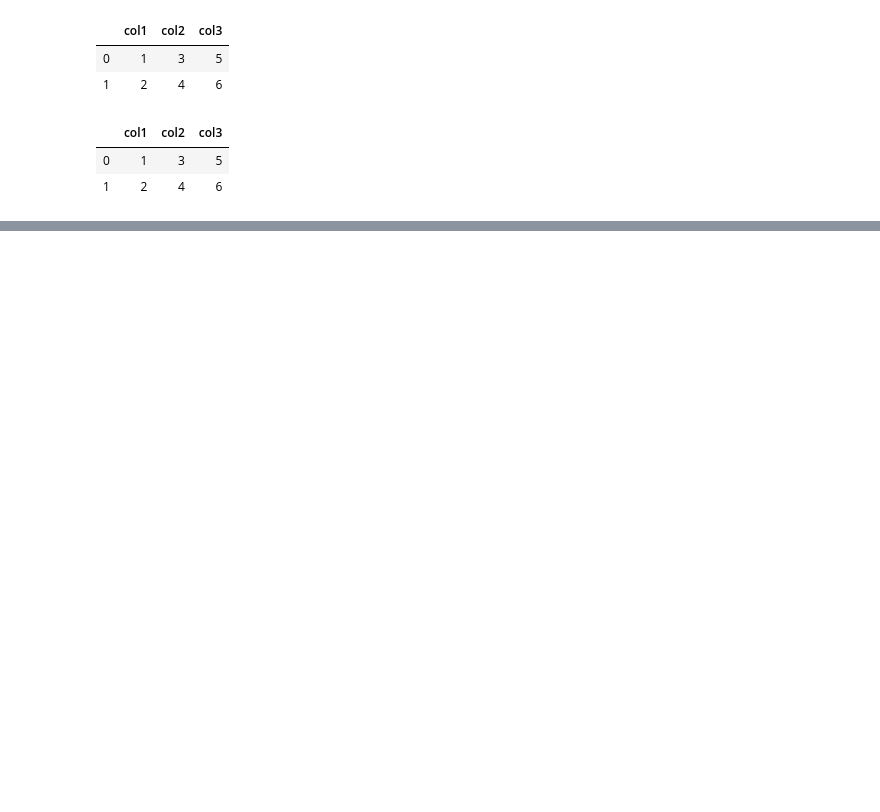
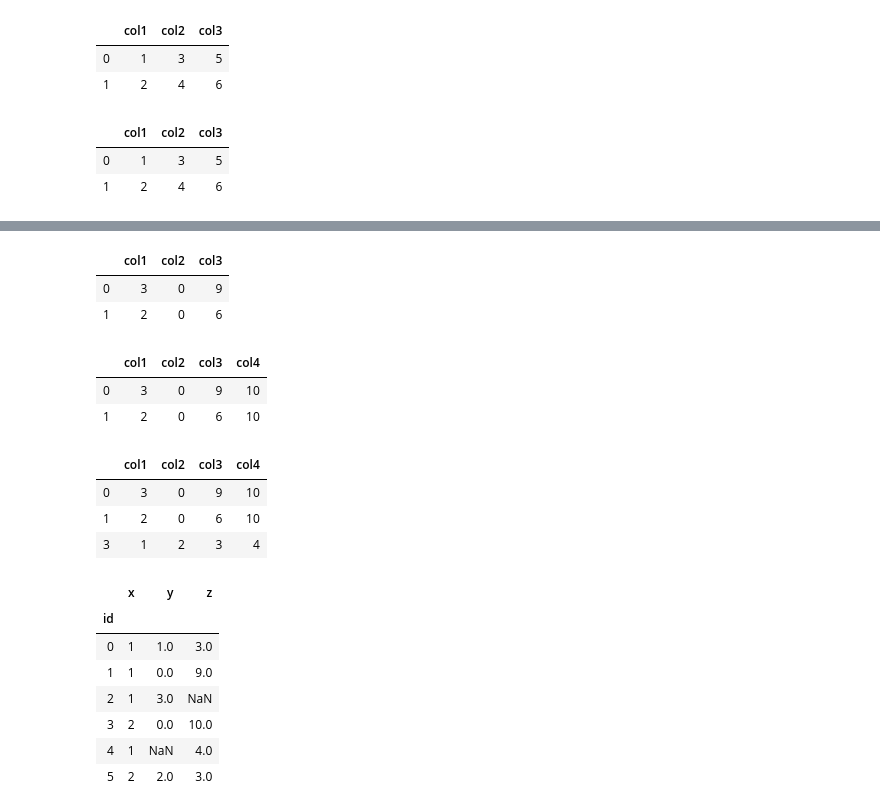
Before and after one commit to samyon7/Statistics-Python, a Jupyter notebook: Work_2/work_2-1.ipynb, the cells around one changed output, grey strips where cells are left out. Cells and saved outputs as stored; diff of their text form; code cells hidden in the pictures; blank space fills up the shorter version.

Commit message:
Update Python code

```diff
--- a/Work_2/work_2-1.ipynb
+++ b/Work_2/work_2-1.ipynb
@@ -122,0 +174,14 @@ alt_df
+# %%
+df['col2'] = [0,0]
+df
+# %% [output]
+|  | col1 | col2 | col3 |
+| 0 | 3 | 0 | 9 |
+| 1 | 2 | 0 | 6 |
+# %%
+df['col4'] = [10,10]
+df
+# %% [output]
+|  | col1 | col2 | col3 | col4 |
+| 0 | 3 | 0 | 9 | 10 |
+| 1 | 2 | 0 | 6 | 10 |
@@ -122,0 +190,20 @@ alt_df
+# %%
+df
+# %% [output]
+|  | col1 | col2 | col3 | col4 |
+| 0 | 3 | 0 | 9 | 10 |
+| 1 | 2 | 0 | 6 | 10 |
+| 3 | 1 | 2 | 3 | 4 |
+# %%
+df = pd.read_csv('D:\RESEARCH\Dasarnya\MATH\Step_4_Statistics and Calculus Python\Source Code\The-Statistics-and-Calculus-with-Python-Workshop\Chapter02\Exercise2.02\dataset.csv',index_col='id')
+# %%
+df
+# %% [output]
+|  | x | y | z |
+| id |  |  |  |
+| 0 | 1 | 1.0 | 3.0 |
+| 1 | 1 | 0.0 | 9.0 |
+| 2 | 1 | 3.0 | NaN |
+| 3 | 2 | 0.0 | 10.0 |
+| 4 | 1 | NaN | 4.0 |
+| 5 | 2 | 2.0 | 3.0 |
```
Also changed, not shown: parts of 32 cells of this notebook.
